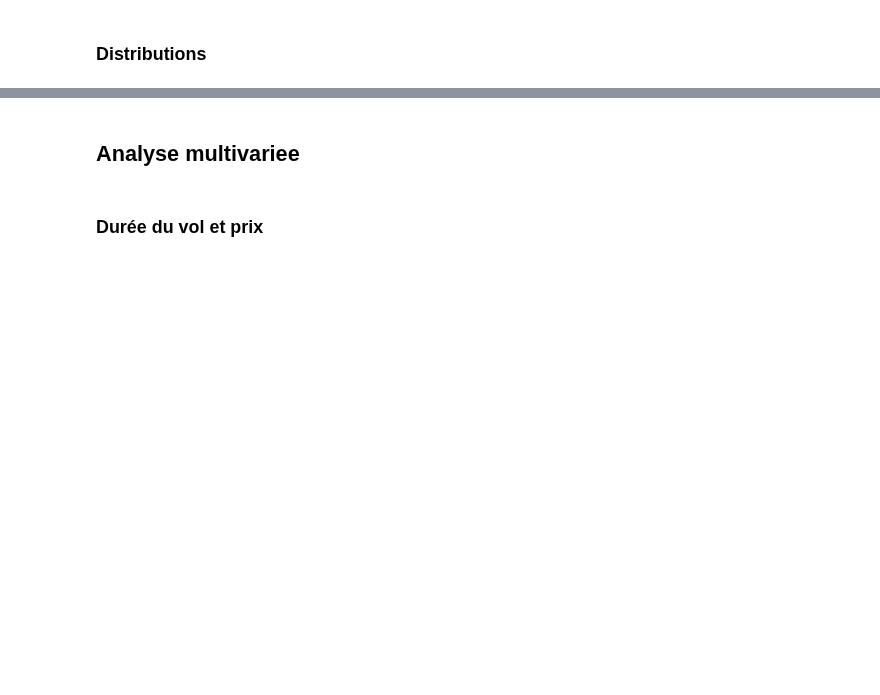
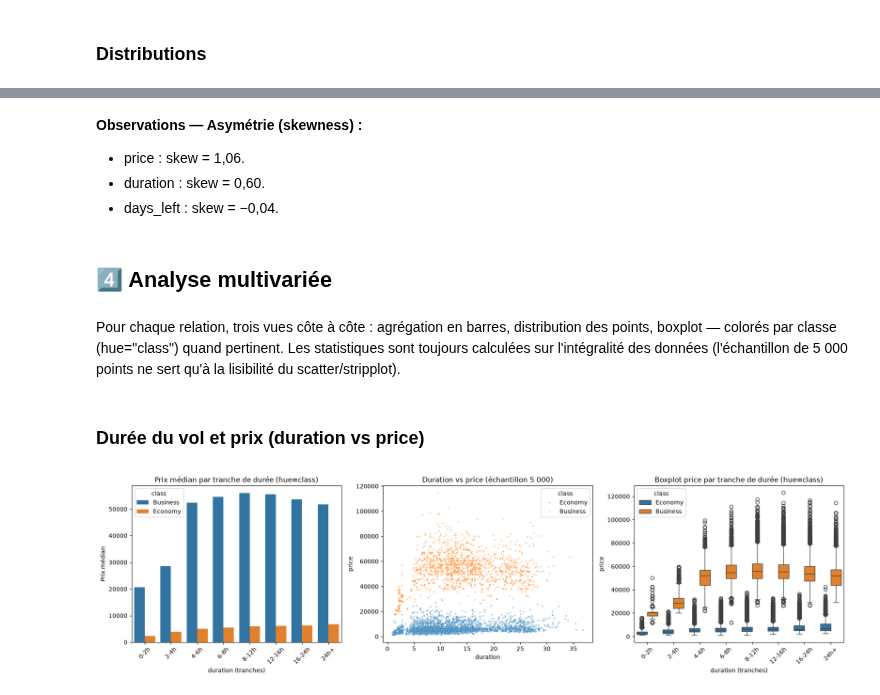
Before and after one commit to Oumohgh/Prediction-du-prix-des-billets-d-avion, a Jupyter notebook: data/predaction_prix.ipynb, the cells around one changed output, grey strips where cells are left out. Cells and saved outputs as stored; diff of their text form; code cells hidden in the pictures; blank space fills up the shorter version.

Commit message:
Visualiser  en 3 charts

```diff
--- a/data/predaction_prix.ipynb
+++ b/data/predaction_prix.ipynb
@@ -183,16 +176,0 @@ plt.show()
-# %%
-
-
-sns.set_theme(style="whitegrid")
-
-sns.countplot(
-    data=df,
-    y="airline",
-    order=df["airline"].value_counts().index
-)
-
-plt.title("Repartition des compagnies aériennes")
-plt.xlabel("Effectif")
-plt.ylabel("Airline")
-
-plt.show()
@@ -466,4 +517,11 @@ display(sk_df)
+# %% [markdown]
+**Observations — Asymétrie (skewness) :**
+- price : skew = 1,06.
+- duration : skew = 0,60.
+- days_left : skew = −0,04.
 # %% [markdown]
-##  Analyse multivariee
+## 4️⃣ Analyse multivariée
+# %% [markdown]
+Pour chaque relation, trois vues côte à côte : agrégation en barres, distribution des points, boxplot — colorés par classe (hue="class") quand pertinent. Les statistiques sont toujours calculées sur l'intégralité des données (l'échantillon de 5 000 points ne sert qu'à la lisibilité du scatter/stripplot).
 # %% [markdown]
-### Durée du vol et prix
+### Durée du vol et prix (duration vs price)
@@ -489,0 +528,33 @@ for c in df["class"].dropna().unique():
+# %%
+import pandas as pd
+import matplotlib.pyplot as plt
+import seaborn as sns
+
+dur_bin = pd.cut(df["duration"], bins=[0, 2, 4, 6, 8, 12, 16, 24, 50],
+                 labels=["0-2h", "2-4h", "4-6h", "6-8h", "8-12h", "12-16h", "16-24h", "24h+"])
+agg = df.assign(dur_bin=dur_bin).groupby(["dur_bin", "class"], observed=True)["price"].median().reset_index()
+sample = df.sample(5000, random_state=42)
+
+fig, axes = plt.subplots(1, 3, figsize=(18, 5))
+
+sns.barplot(data=agg, x="dur_bin", y="price", hue="class", ax=axes[0])
+axes[0].set_title("Prix médian par tranche de durée (hue=class)")
+axes[0].set_xlabel("duration (tranches)")
+axes[0].set_ylabel("Prix médian")
+axes[0].tick_params(axis="x", rotation=45)
+
+sns.scatterplot(data=sample, x="duration", y="price", hue="class", alpha=0.4, s=8, ax=axes[1])
+axes[1].set_title("Duration vs price (échantillon 5 000)")
+axes[1].set_xlabel("duration")
+axes[1].set_ylabel("price")
+
+sns.boxplot(data=df.assign(dur_bin=dur_bin), x="dur_bin", y="price", hue="class", ax=axes[2])
+axes[2].set_title("Boxplot price par tranche de durée (hue=class)")
+axes[2].set_xlabel("duration (tranches)")
+axes[2].set_ylabel("price")
+axes[2].tick_params(axis="x", rotation=45)
+
+plt.tight_layout()
+plt.show()
+# %% [output]
+[figure, added]
```
Also changed, not shown: parts of 106 cells of this notebook.
